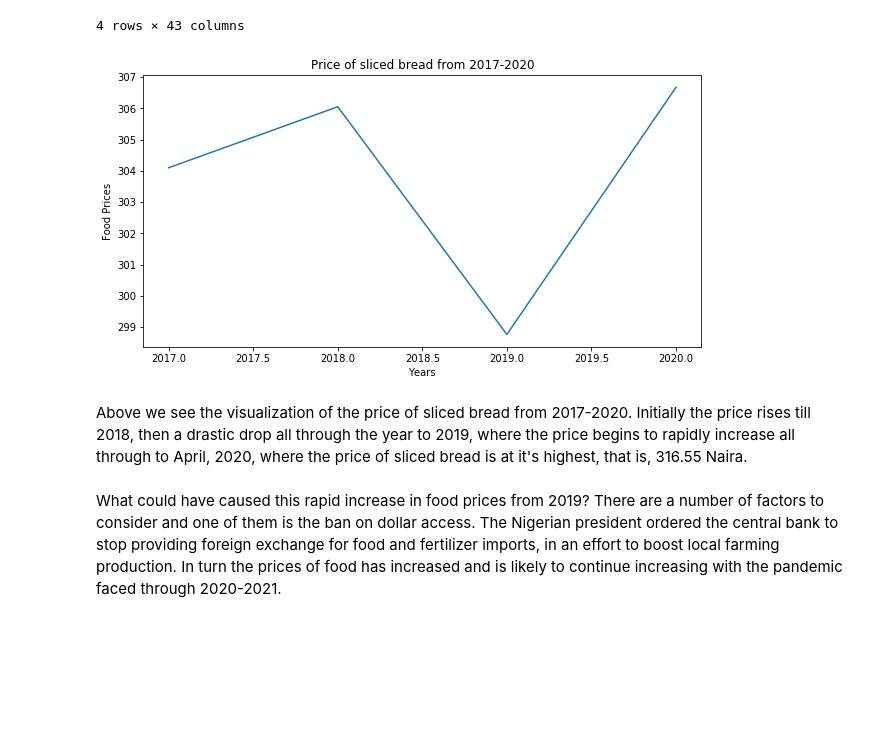
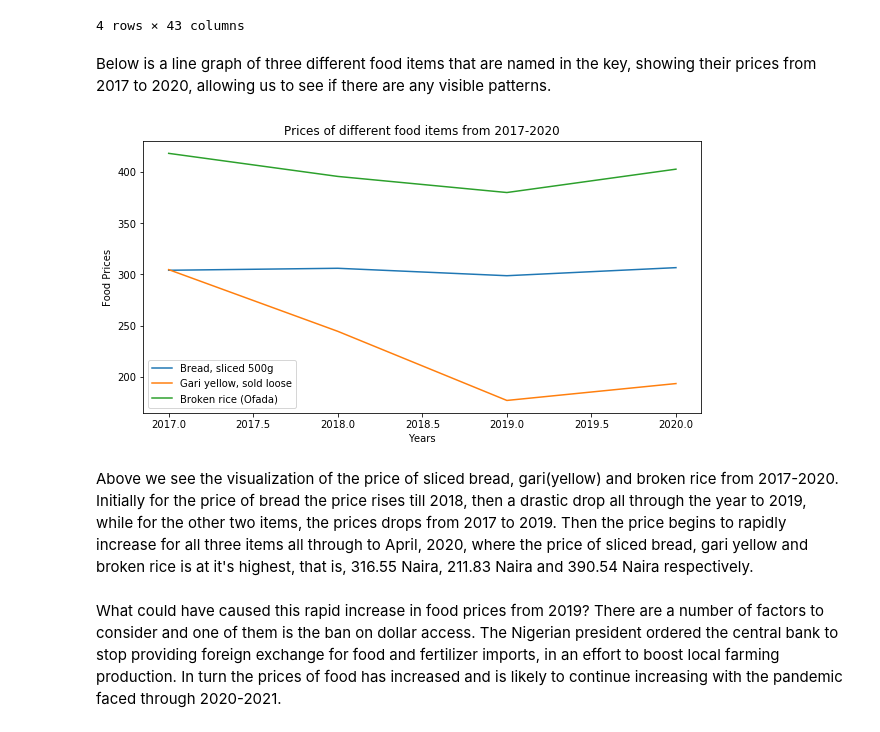
Before and after one commit to Ivynjambi/Jenga-Project, a Jupyter notebook: Analysis of selected food prices in Nigeria.ipynb, the cells around one changed output. Saved outputs shown, nothing was run; the diff lists cells and outputs as text; code cells hidden in the pictures; blank space fills up the shorter version.

Commit message:
Added descriptions of the different csv files used, and a new line graph visualizing more than one food item.

```diff
--- a/Analysis of selected food prices in Nigeria.ipynb
+++ b/Analysis of selected food prices in Nigeria.ipynb
@@ -214,18 +223,24 @@ df.head(5)
 | 2019 | 298.77 | 159.03 | 176.68 | 327.38 | 377.99 | 241.55 | 668.83 | 198.33 | 466.04 | 41.09 | ... | ... |
 | 2020 | 306.67 | 168.45 | 193.20 | 379.38 | 451.95 | 252.83 | 676.89 | 204.70 | 460.08 | 40.23 | ... | ... |
 4 rows × 43 columns
+# %% [markdown]
+Below is a line graph of three different food items that are named in the key, showing their prices from 2017 to 2020, allowing us to see if there are any visible patterns.
 # %%
 plt.rcParams["figure.figsize"] = [10, 5]
-plt.plot(df["F1"])
+plt.plot(df["F1"], label= "Bread, sliced 500g")
+plt.plot(df["F3"], label= "Gari yellow, sold loose")
+plt.plot(df["F16"], label= "Broken rice (Ofada)")
+
 plt.xlabel("Years")
 plt.ylabel("Food Prices")
-plt.title("Price of sliced bread from 2017-2020")
+plt.title("Prices of different food items from 2017-2020")
+plt.legend()
 plt.show()
 # %% [output]
-[figure, old version]
+[figure, new version]
 # %% [markdown]
-Above we see the visualization of the price of sliced bread from 2017-2020.
-Initially the price rises till 2018, then a drastic drop all through the year to 2019, where the price begins to rapidly increase all through to April, 2020, where the price of sliced bread is at it's highest, that is, 316.55 Naira.
+Above we see the visualization of the price of sliced bread, gari(yellow) and broken rice from 2017-2020.
+Initially for the price of bread the price rises till 2018, then a drastic drop all through the year to 2019, while for the other two items, the prices drops from 2017 to 2019. Then the price begins to rapidly increase for all three items all through to April, 2020, where the price of sliced bread, gari yellow and broken rice is at it's highest, that is, 316.55 Naira, 211.83 Naira and 390.54 Naira respectively.
 # %% [markdown]
 What could have caused this rapid increase in food prices from 2019?
 There are a number of factors to consider and one of them is the ban on dollar access. The Nigerian president ordered the central bank to stop providing foreign exchange for food and fertilizer imports, in an effort to boost local farming production. In turn the prices of food has increased and is likely to continue increasing with the pandemic faced through 2020-2021.
```
Also changed, not shown: parts of 6 cells of this notebook.
